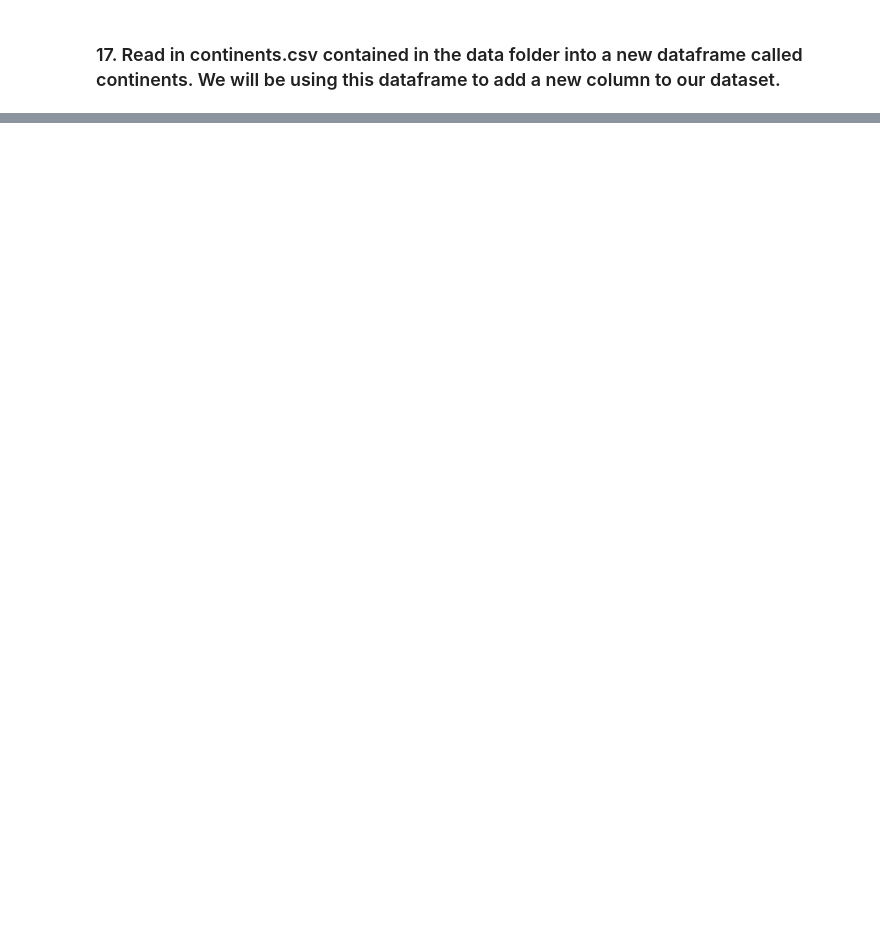
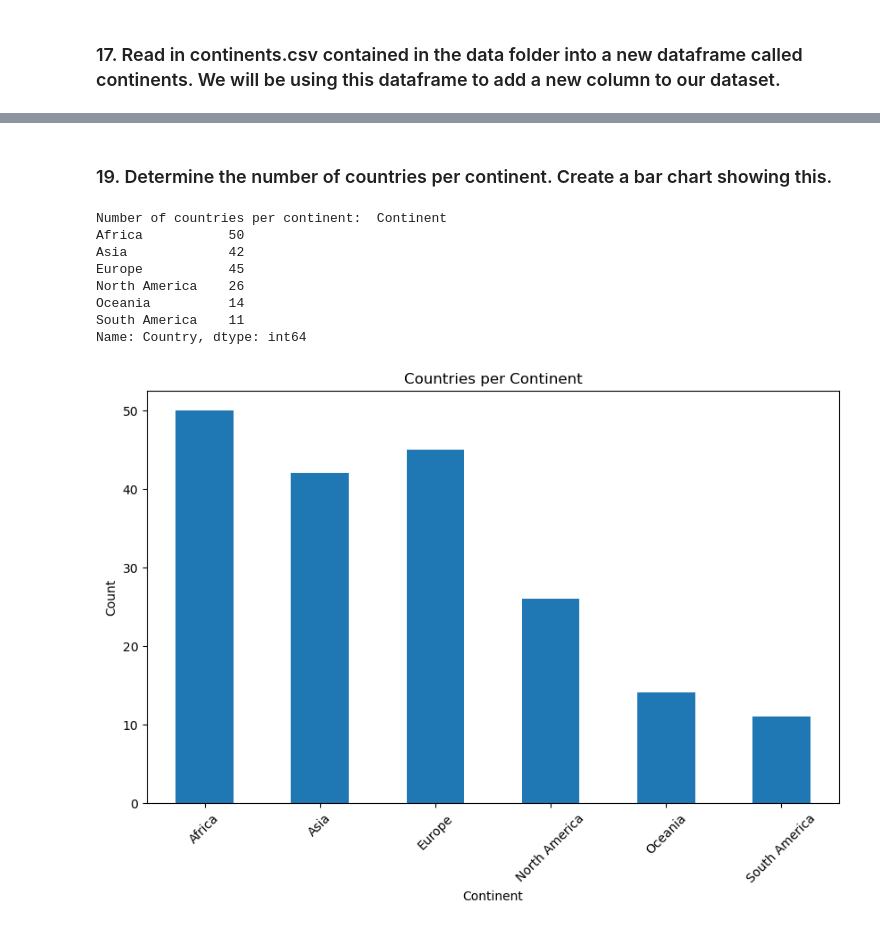
Before and after one commit to nss-data-science-cohort-7/un-exploration-marieljum, a Jupyter notebook: notebooks/UN_Data_Exploration.ipynb, the cells around one changed output, grey strips where cells are left out. Drawn from its saved outputs; the diff is of its cells as text; code cells hidden in the pictures; blank space fills up the shorter version.

```diff
--- a/notebooks/UN_Data_Exploration.ipynb
+++ b/notebooks/UN_Data_Exploration.ipynb
@@ -362,0 +381,4 @@ continents = pd.read_csv("../data/continents.csv")
+# %%
+# merge gdp_df and continents, keep only the countries that appear in both data frames
+gdp_df = gdp_df.merge(continents, on='Country', how='inner')
+print(gdp_df)
@@ -362,0 +400,22 @@ continents = pd.read_csv("../data/continents.csv")
+# %% [markdown]
+### 19. Determine the number of countries per continent. Create a bar chart showing this.
+# %%
+# count # of countries per continent
+countries_per_continent = gdp_df.groupby("Continent")["Country"].nunique()
+# countries_per_continent = gdp_df.groupby("Continent")["Country"].count
+print("Number of countries per continent: ", countries_per_continent)
+
+# create a bar chart
+plt.figure(figsize=(10, 6))
+countries_per_continent.plot(kind="bar", title= "Countries per Continent", ylabel= "Count", rot= 45 )
+plt.show()
+# %% [output]
+Number of countries per continent:  Continent
+Africa           50
+Asia             42
+Europe           45
+North America    26
+Oceania          14
+South America    11
+Name: Country, dtype: int64
+[figure, added]
```
Also changed, not shown: parts of 10 cells of this notebook.
